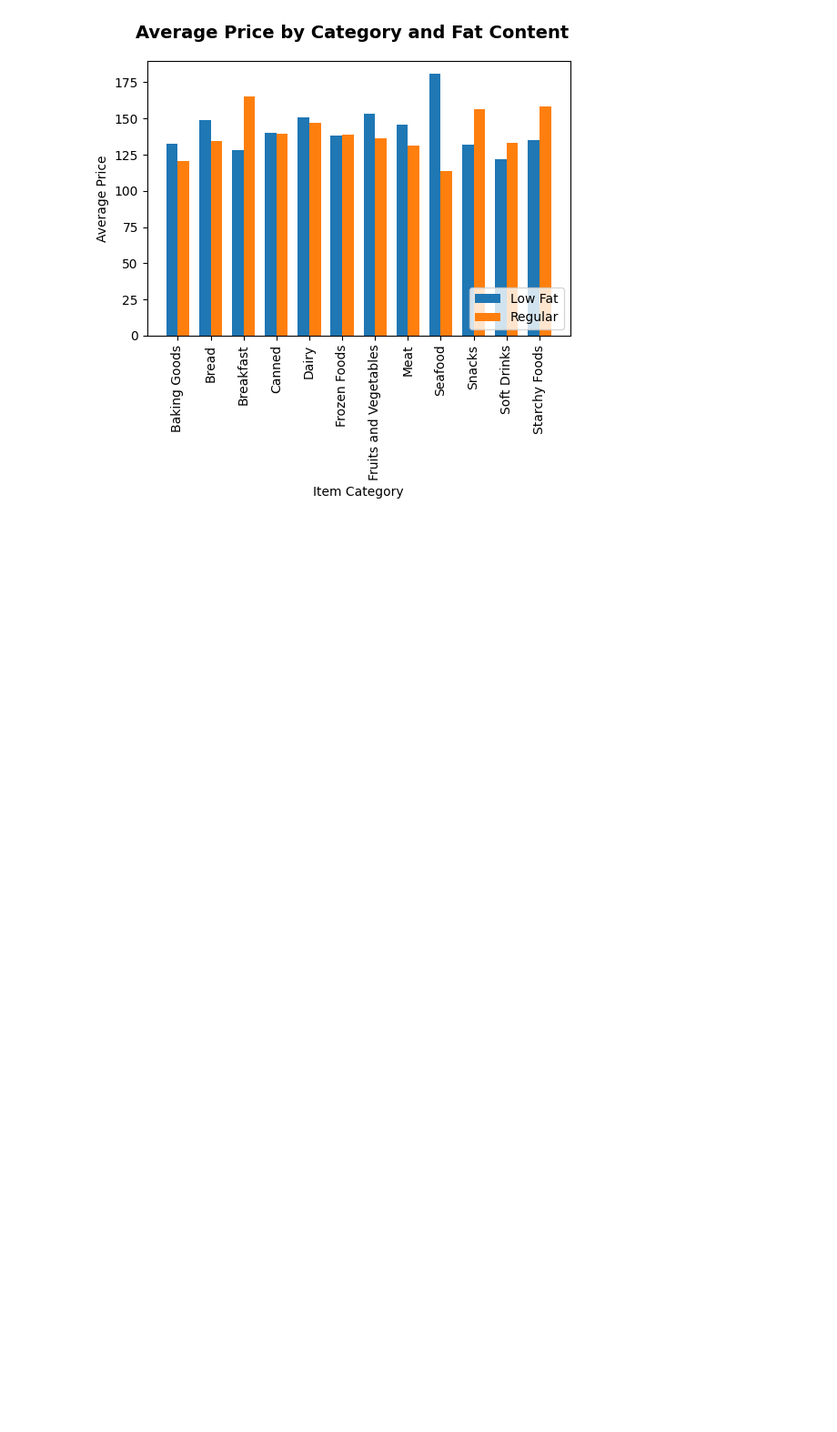
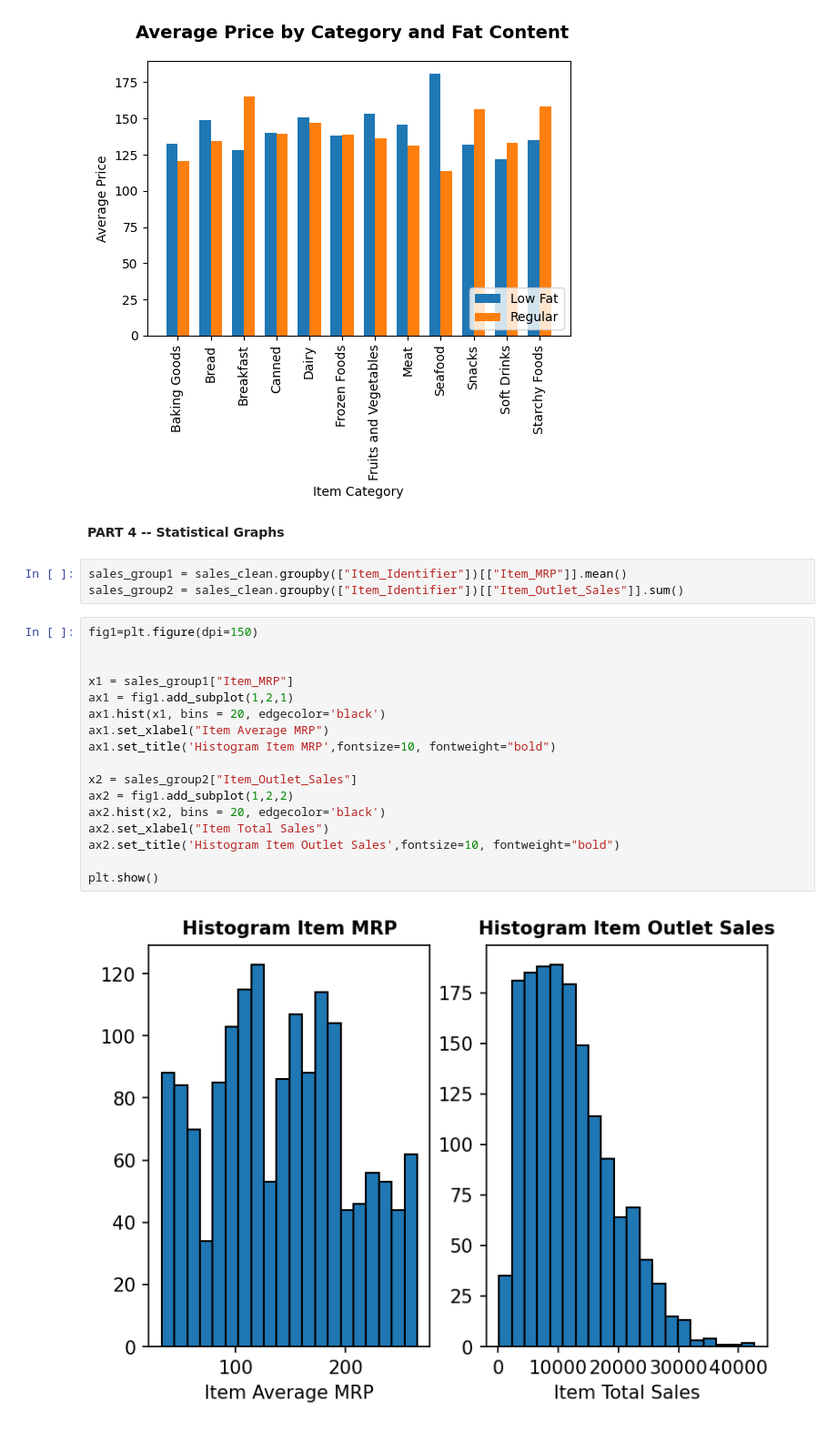
Before and after one commit to garrettfenchel/Coding-Dojo-Predicting-Sales-Volume, a Jupyter notebook: Project_1.ipynb, the cells around one changed output. Shown at 91% size. Drawn from its saved outputs; the diff is of its cells as text; blank space fills up the shorter version.

```diff
--- a/Project_1.ipynb
+++ b/Project_1.ipynb
@@ -467,3 +458,27 @@ fig.suptitle("Average Price by Category and Fat Content", fontsize=14, fontweigh
 # %% [output]
 Text(0.5, 0.98, 'Average Price by Category and Fat Content')
 [figure]
+# %% [markdown]
+**PART 4 -- Statistical Graphs**
+# %%
+sales_group1 = sales_clean.groupby(["Item_Identifier"])[["Item_MRP"]].mean()
+sales_group2 = sales_clean.groupby(["Item_Identifier"])[["Item_Outlet_Sales"]].sum()
+# %%
+fig1=plt.figure(dpi=150)
+
+
+x1 = sales_group1["Item_MRP"]
+ax1 = fig1.add_subplot(1,2,1)
+ax1.hist(x1, bins = 20, edgecolor='black')
+ax1.set_xlabel("Item Average MRP")
+ax1.set_title('Histogram Item MRP',fontsize=10, fontweight="bold")
+
+x2 = sales_group2["Item_Outlet_Sales"]
+ax2 = fig1.add_subplot(1,2,2)
+ax2.hist(x2, bins = 20, edgecolor='black')
+ax2.set_xlabel("Item Total Sales")
+ax2.set_title('Histogram Item Outlet Sales',fontsize=10, fontweight="bold")
+
+plt.show()
+# %% [output]
+[figure, added]
```
Also changed, not shown: parts of 7 cells of this notebook.
